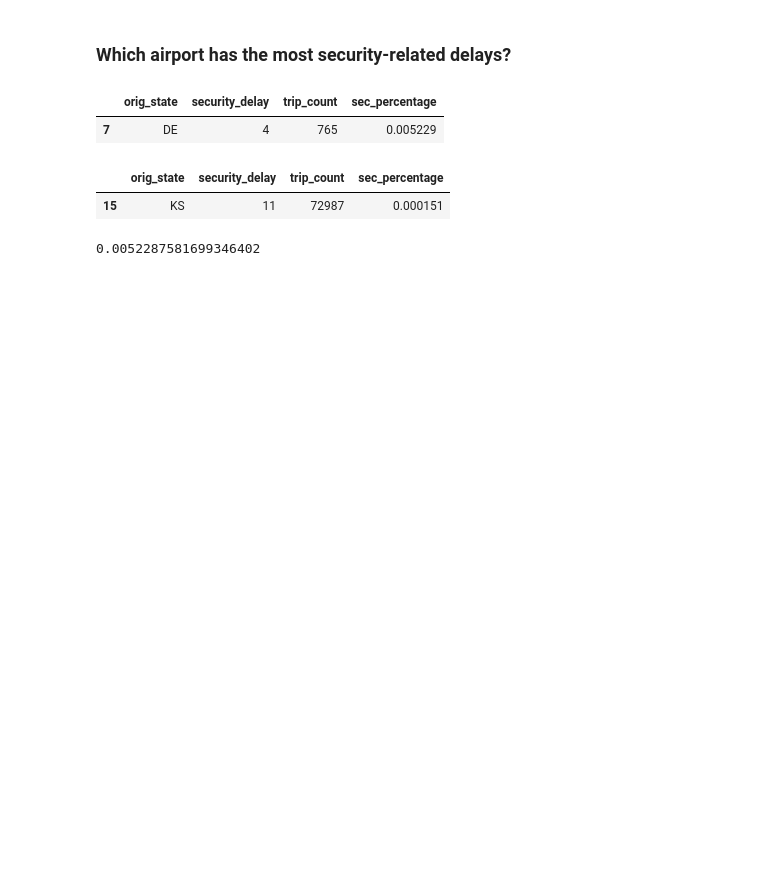
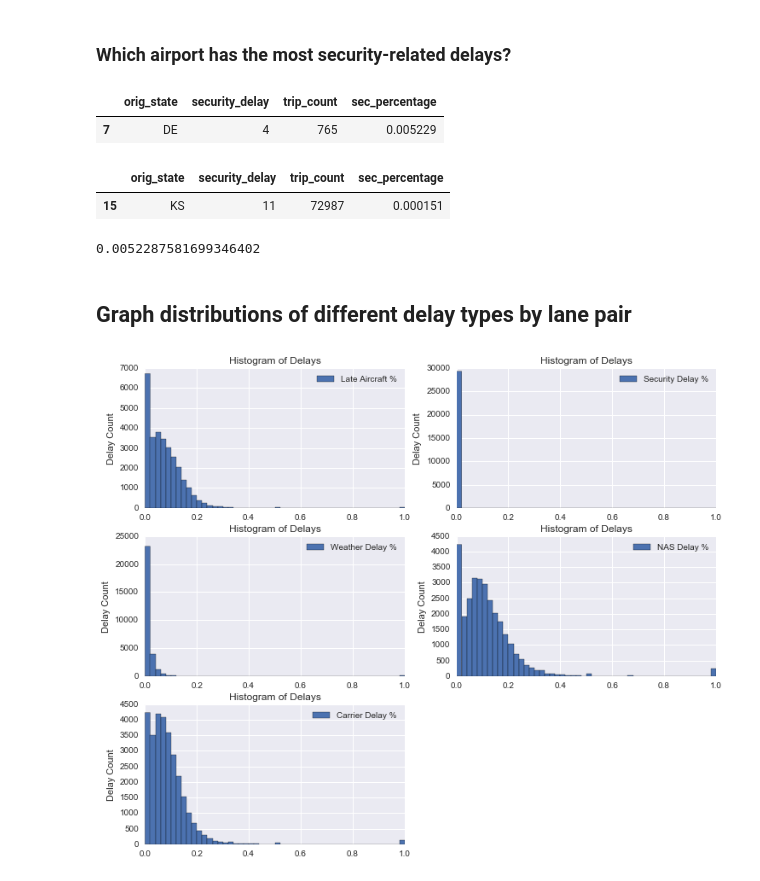
Before and after one commit to DQOfficial/examples, a Jupyter notebook: flight_history_2.ipynb, the cells around one changed output. Saved outputs shown, nothing was run; the diff lists cells and outputs as text; code cells hidden in the pictures; blank space fills up the shorter version.

```diff
--- a/flight_history_2.ipynb
+++ b/flight_history_2.ipynb
@@ -117,3 +125,23 @@ sec_df[sec_df['sec_percentage'] == min(sec_df['sec_percentage'])]
 max(agg_flights['security_delay'].groupby(agg_flights['orig_state']).agg('sum') / agg_flights['trip_count'].groupby(agg_flights['orig_state']).agg('sum'))
 # %% [output]
 0.0052287581699346402
+# %% [markdown]
+## Graph distributions of different delay types by lane pair
+# %%
+# rename delay column headers so that they look better on the plot legends
+agg_flights.rename(columns = {'late_percent':'Late Aircraft %',
+                              'sec_percent':'Security Delay %',
+                              'weather_percent':'Weather Delay %',
+                              'nas_percent':'NAS Delay %',
+                              'carrier_percent':'Carrier Delay %'}, inplace = True)
+# %%
+plt.subplots(figsize = (12,10))
+for i, z in zip(agg_flights.columns[12:], range(len(agg_flights.columns[12:]))): # only use the last columns in the df
+    z = z + 1 # iterator to produce individual plots for each loop
+    plt.subplot(3,2,z)
+    agg_flights[i].plot(kind = 'hist', bins = 50)
+    plt.title('Histogram of Delays')
+    plt.ylabel('Delay Count')
+    plt.legend()
+# %% [output]
+[figure, added]
```
Also changed, not shown: parts of 4 cells of this notebook.
